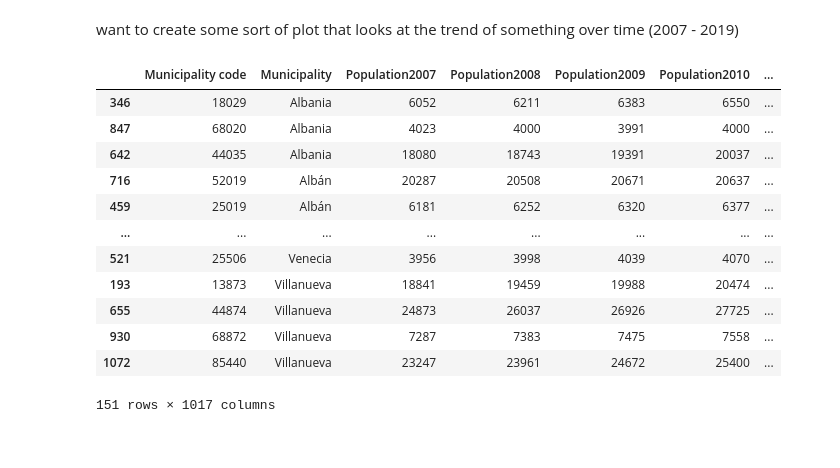
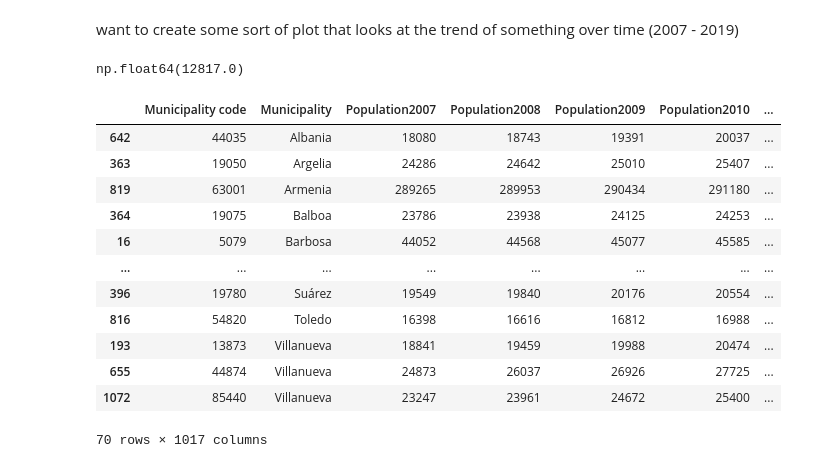
Before and after one commit to norahkerendian/dsc106-project3-checkpoint, a Jupyter notebook: checkpoint.ipynb, the cells around one changed output. Cells and saved outputs as stored; diff of their text form; code cells hidden in the pictures.

Commit message:
more data transformation

```diff
--- a/checkpoint.ipynb
+++ b/checkpoint.ipynb
@@ -29,20 +29,24 @@ len(data['Municipality code'].unique())
 1121
 # %% [markdown]
 want to create some sort of plot that looks at the trend of something over time (2007 - 2019)
+# %%
+data['Population2019'].median()
+# %% [output]
+np.float64(12817.0)
 # %%
 # find duplicate rows based on the Municipality column
-data[data.duplicated(subset=['Municipality'], keep=False)].sort_values(by='Municipality')#.groupby('Municipality').size()
+data[data.duplicated(subset=['Municipality'], keep=False)].sort_values(by='Municipality').loc[data['Population2019'] > 12800]
 # %% [output]
 |  | Municipality code | Municipality | Population2007 | Population2008 | Population2009 | Population2010 | ... |
-| 346 | 18029 | Albania | 6052 | 6211 | 6383 | 6550 | ... |
-| 847 | 68020 | Albania | 4023 | 4000 | 3991 | 4000 | ... |
 | 642 | 44035 | Albania | 18080 | 18743 | 19391 | 20037 | ... |
-| 716 | 52019 | Albán | 20287 | 20508 | 20671 | 20637 | ... |
-| 459 | 25019 | Albán | 6181 | 6252 | 6320 | 6377 | ... |
+| 363 | 19050 | Argelia | 24286 | 24642 | 25010 | 25407 | ... |
+| 819 | 63001 | Armenia | 289265 | 289953 | 290434 | 291180 | ... |
+| 364 | 19075 | Balboa | 23786 | 23938 | 24125 | 24253 | ... |
+| 16 | 5079 | Barbosa | 44052 | 44568 | 45077 | 45585 | ... |
 | ... | ... | ... | ... | ... | ... | ... | ... |
-| 521 | 25506 | Venecia | 3956 | 3998 | 4039 | 4070 | ... |
+| 396 | 19780 | Suárez | 19549 | 19840 | 20176 | 20554 | ... |
+| 816 | 54820 | Toledo | 16398 | 16616 | 16812 | 16988 | ... |
 | 193 | 13873 | Villanueva | 18841 | 19459 | 19988 | 20474 | ... |
 | 655 | 44874 | Villanueva | 24873 | 26037 | 26926 | 27725 | ... |
-| 930 | 68872 | Villanueva | 7287 | 7383 | 7475 | 7558 | ... |
 | 1072 | 85440 | Villanueva | 23247 | 23961 | 24672 | 25400 | ... |
-151 rows × 1017 columns
+70 rows × 1017 columns
```
Also changed, not shown: parts of 2 cells of this notebook, 6 other files.
